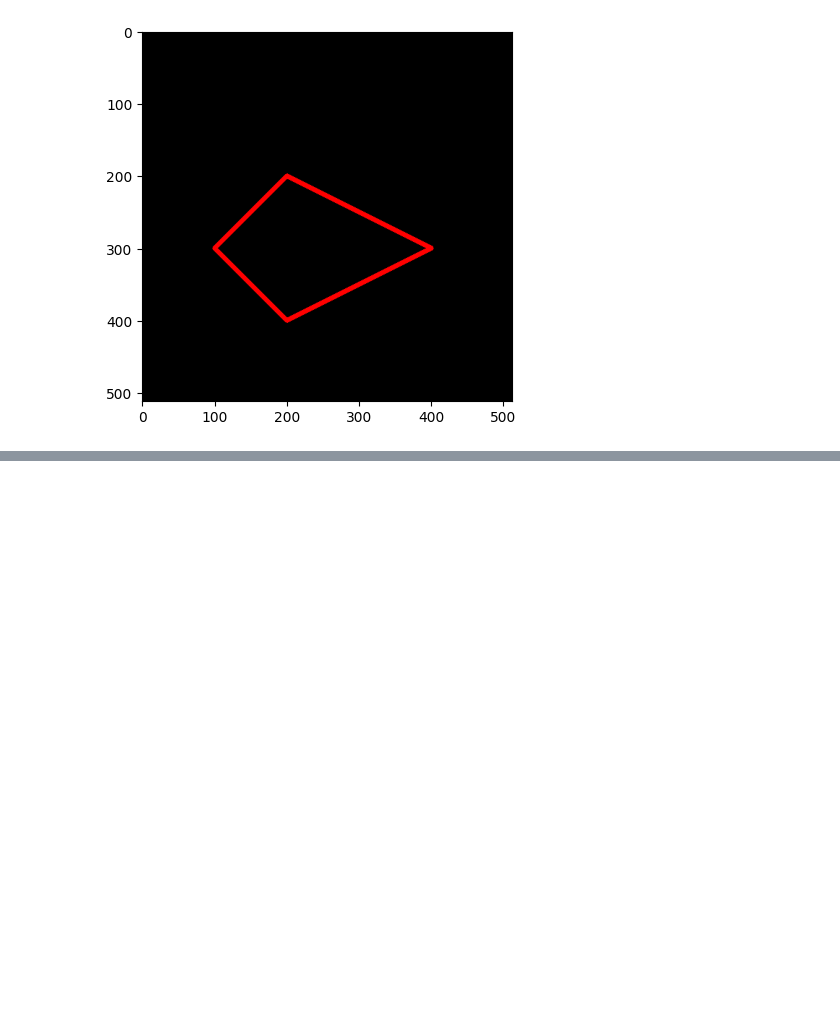
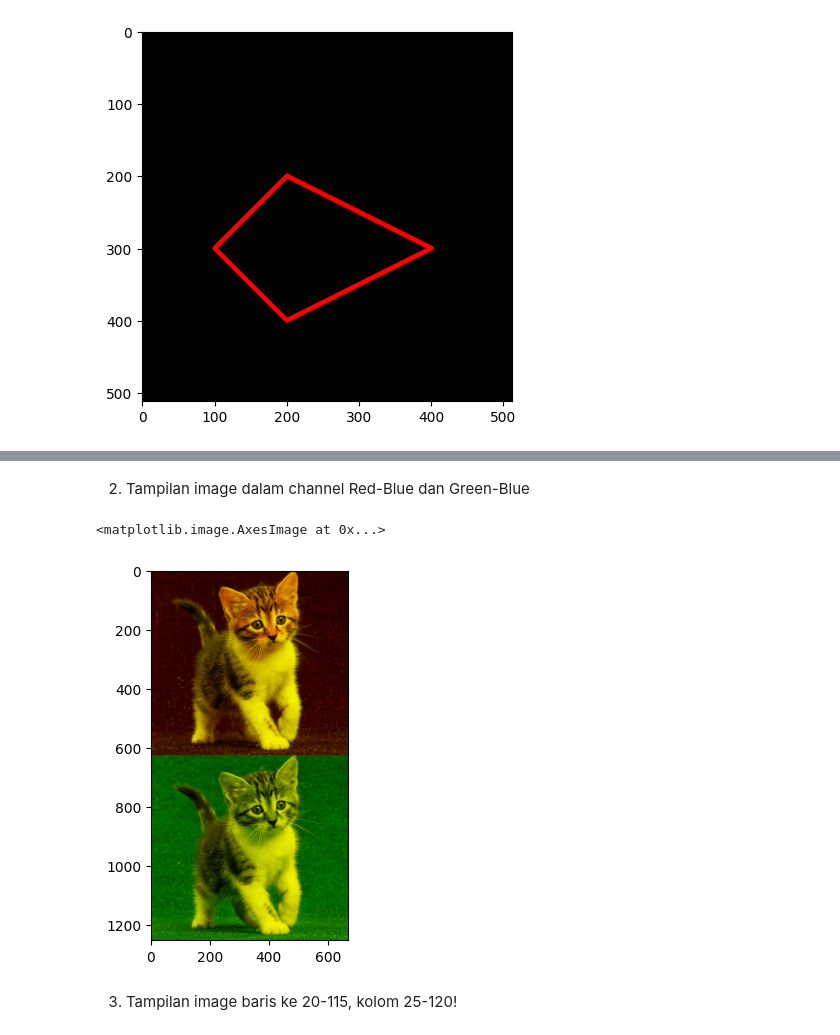
Before and after one commit to AzisilhamK463/PCVK_2023, a Jupyter notebook: week2.ipynb, the cells around one changed output, grey strips where cells are left out. Cells and saved outputs as stored; diff of their text form; code cells hidden in the pictures; blank space fills up the shorter version.

```diff
--- a/week2.ipynb
+++ b/week2.ipynb
@@ -136,0 +181,23 @@ berikut
+# %% [markdown]
+2. Tampilan image dalam channel Red-Blue dan Green-Blue
+# %%
+gambar_polosan = cv.imread('/content/drive/MyDrive/kitten01.jpg')
+red_channel = gambar_polosan[:, :, 2]
+blue_channel = gambar_polosan[:, :, 0]
+green_channel = gambar_polosan[:, :, 1]
+
+rb_image = np.zeros_like(gambar_polosan)
+rb_image[:, :, 0] = red_channel
+rb_image[:, :, 1] = blue_channel
+
+gb_image = np.zeros_like(gambar_polosan)
+gb_image[:, :, 1] = green_channel
+gb_image[:, :, 0] = blue_channel
+
+final_frame=cv.vconcat((rb_image, gb_image))
+plt.imshow(final_frame)
+# %% [output]
+<matplotlib.image.AxesImage at 0x...>
+[figure, added]
+# %% [markdown]
+3.  Tampilan image baris ke 20-115, kolom 25-120!
```
Also changed, not shown: parts of 7 cells of this notebook.
